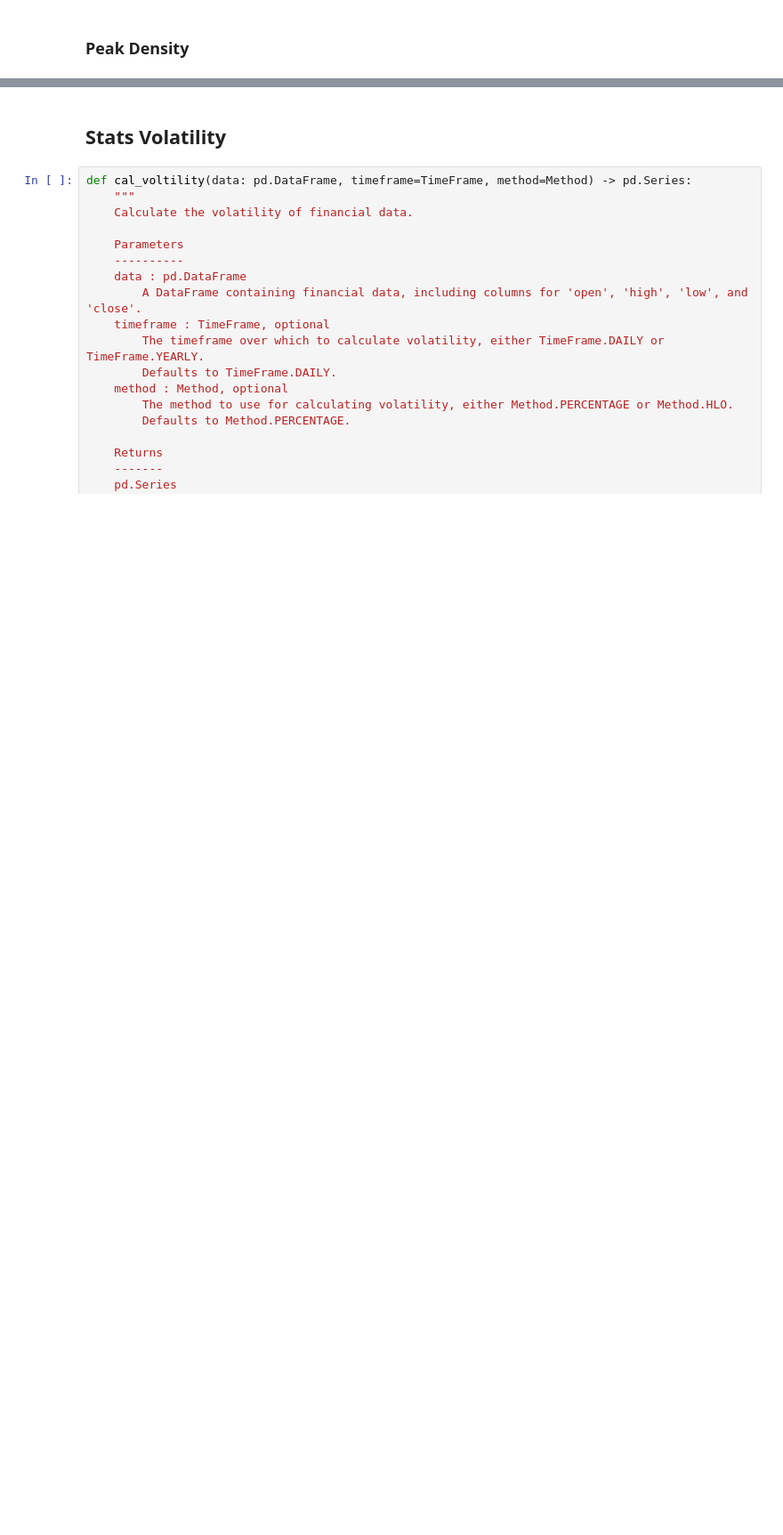
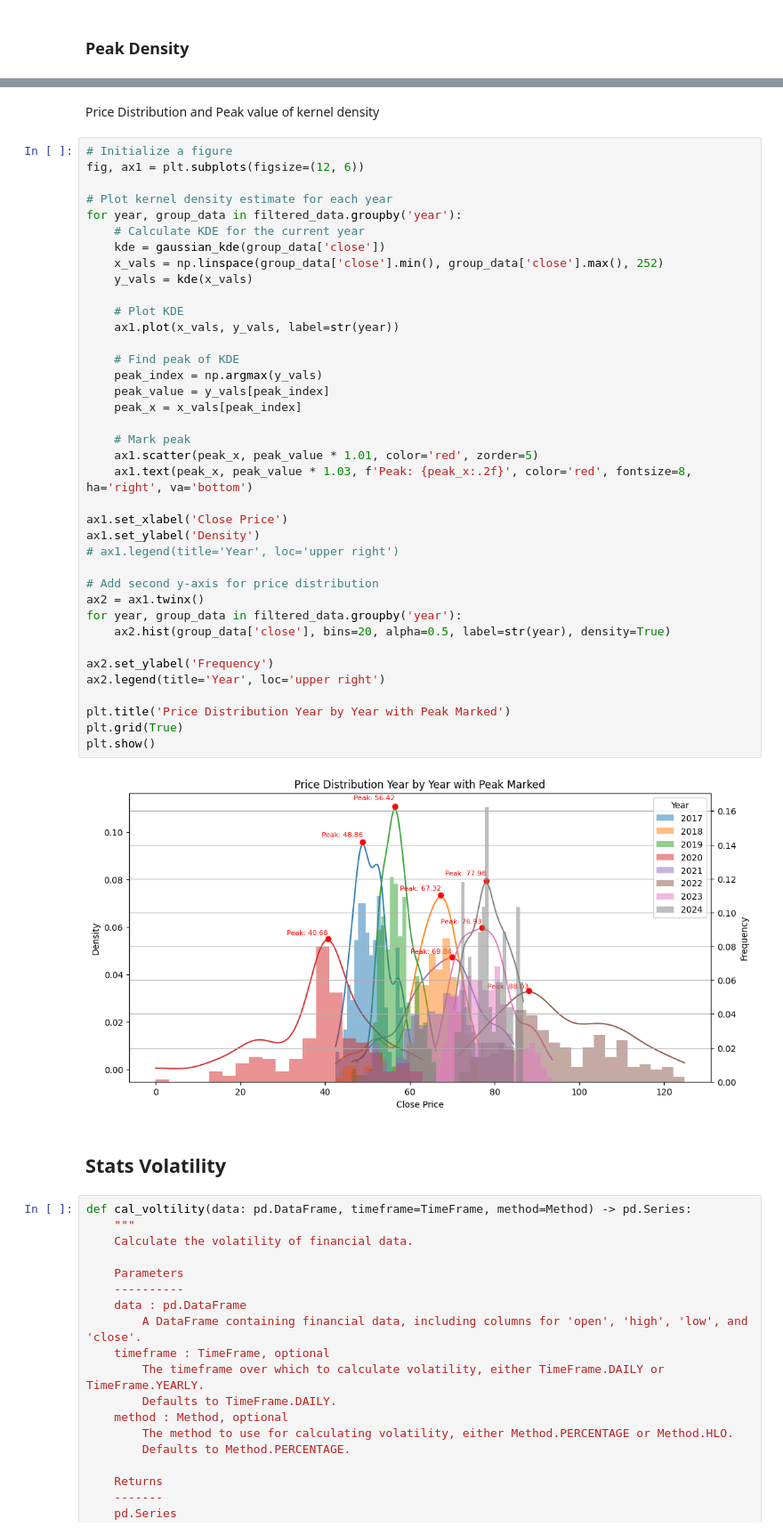
Before and after one commit to propuchon/quant-research, a Jupyter notebook: notebooks/oil.ipynb, the cells around one changed output, grey strips where cells are left out. Shown at 89% size. Drawn from its saved outputs; the diff is of its cells as text; blank space fills up the shorter version.

```diff
--- a/notebooks/oil.ipynb
+++ b/notebooks/oil.ipynb
@@ -173,3 +190,45 @@ plot_close_prices_histogram_with_stdev(data=filtered_data[filtered_data["close"]
+# %% [markdown]
+Price Distribution and Peak value of kernel density
+# %%
+# Initialize a figure
+fig, ax1 = plt.subplots(figsize=(12, 6))
+
+# Plot kernel density estimate for each year
+for year, group_data in filtered_data.groupby('year'):
+    # Calculate KDE for the current year
+    kde = gaussian_kde(group_data['close'])
+    x_vals = np.linspace(group_data['close'].min(), group_data['close'].max(), 252)
+    y_vals = kde(x_vals)
+
+    # Plot KDE
+    ax1.plot(x_vals, y_vals, label=str(year))
+
+    # Find peak of KDE
+    peak_index = np.argmax(y_vals)
+    peak_value = y_vals[peak_index]
+    peak_x = x_vals[peak_index]
+
+    # Mark peak
+    ax1.scatter(peak_x, peak_value * 1.01, color='red', zorder=5)
+    ax1.text(peak_x, peak_value * 1.03, f'Peak: {peak_x:.2f}', color='red', fontsize=8, ha='right', va='bottom')
+
+ax1.set_xlabel('Close Price')
+ax1.set_ylabel('Density')
+# ax1.legend(title='Year', loc='upper right')
+
+# Add second y-axis for price distribution
+ax2 = ax1.twinx()
+for year, group_data in filtered_data.groupby('year'):
+    ax2.hist(group_data['close'], bins=20, alpha=0.5, label=str(year), density=True)
+
+ax2.set_ylabel('Frequency')
+ax2.legend(title='Year', loc='upper right')
+
+plt.title('Price Distribution Year by Year with Peak Marked')
+plt.grid(True)
+plt.show()
+# %% [output]
+[figure, added]
 # %% [markdown]
 ## Stats Volatility
 # %%
```
Also changed, not shown: parts of 11 cells of this notebook, 2 other files.
